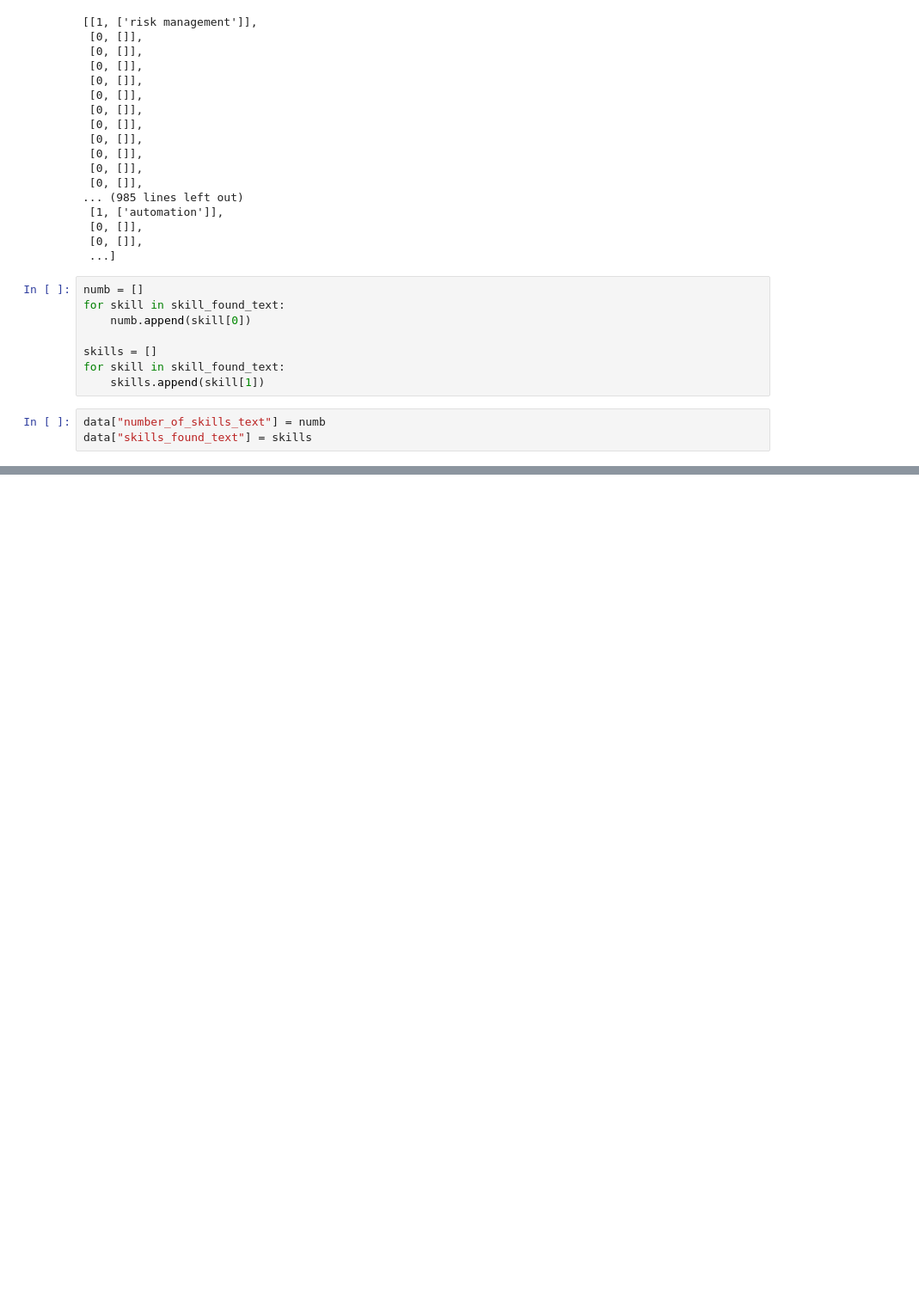
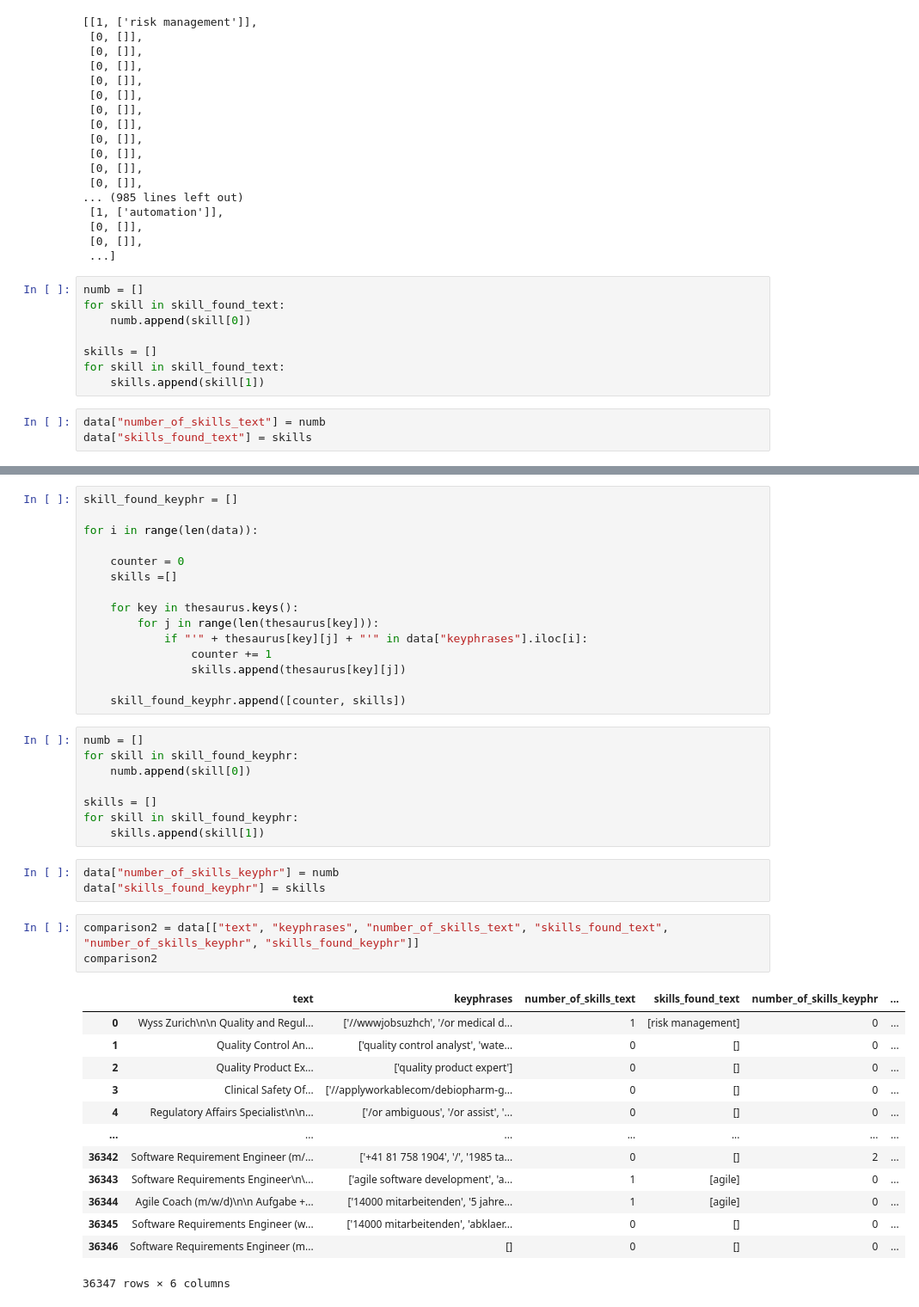
Before and after one commit to isabelvonah/skills, a Jupyter notebook: 01_scraping/06_find_relevant_offers.ipynb, the cells around one changed output, grey strips where cells are left out. Shown at 86% size. Drawn from its saved outputs; the diff is of its cells as text; blank space fills up the shorter version.

```diff
--- a/01_scraping/06_find_relevant_offers.ipynb
+++ b/01_scraping/06_find_relevant_offers.ipynb
@@ -123,0 +122,43 @@ comparison["text"].iloc[30]
+# %%
+skill_found_keyphr = []
+
+for i in range(len(data)):
+
+    counter = 0
+    skills =[]
+
+    for key in thesaurus.keys():
+        for j in range(len(thesaurus[key])):
+            if "'" + thesaurus[key][j] + "'" in data["keyphrases"].iloc[i]:
+                counter += 1
+                skills.append(thesaurus[key][j])
+
+    skill_found_keyphr.append([counter, skills])
+# %%
+numb = []
+for skill in skill_found_keyphr:
+    numb.append(skill[0])
+
+skills = []
+for skill in skill_found_keyphr:
+    skills.append(skill[1])
+# %%
+data["number_of_skills_keyphr"] = numb
+data["skills_found_keyphr"] = skills
+# %%
+comparison2 = data[["text", "keyphrases", "number_of_skills_text", "skills_found_text", "number_of_skills_keyphr", "skills_found_keyphr"]]
+comparison2
+# %% [output]
+|  | text | keyphrases | number_of_skills_text | skills_found_text | number_of_skills_keyphr | ... |
+| 0 | Wyss Zurich\n\n Quality and Regul... | ['//wwwjobsuzhch', '/or medical d... | 1 | [risk management] | 0 | ... |
+| 1 | Quality Control An... | ['quality control analyst', 'wate... | 0 | [] | 0 | ... |
+| 2 | Quality Product Ex... | ['quality product expert'] | 0 | [] | 0 | ... |
+| 3 | Clinical Safety Of... | ['//applyworkablecom/debiopharm-g... | 0 | [] | 0 | ... |
+| 4 | Regulatory Affairs Specialist\n\n... | ['/or ambiguous', '/or assist', '... | 0 | [] | 0 | ... |
+| ... | ... | ... | ... | ... | ... | ... |
+| 36342 | Software Requirement Engineer (m/... | ['+41 81 758 1904', '/', '1985 ta... | 0 | [] | 2 | ... |
+| 36343 | Software Requirements Engineer\n\... | ['agile software development', 'a... | 1 | [agile] | 0 | ... |
+| 36344 | Agile Coach (m/w/d)\n\n Aufgabe +... | ['14000 mitarbeitenden', '5 jahre... | 1 | [agile] | 0 | ... |
+| 36345 | Software Requirements Engineer (w... | ['14000 mitarbeitenden', 'abklaer... | 0 | [] | 0 | ... |
+| 36346 | Software Requirements Engineer (m... | [] | 0 | [] | 0 | ... |
+36347 rows × 6 columns
```
Also changed, not shown: parts of 26 cells of this notebook, 1 other file.
